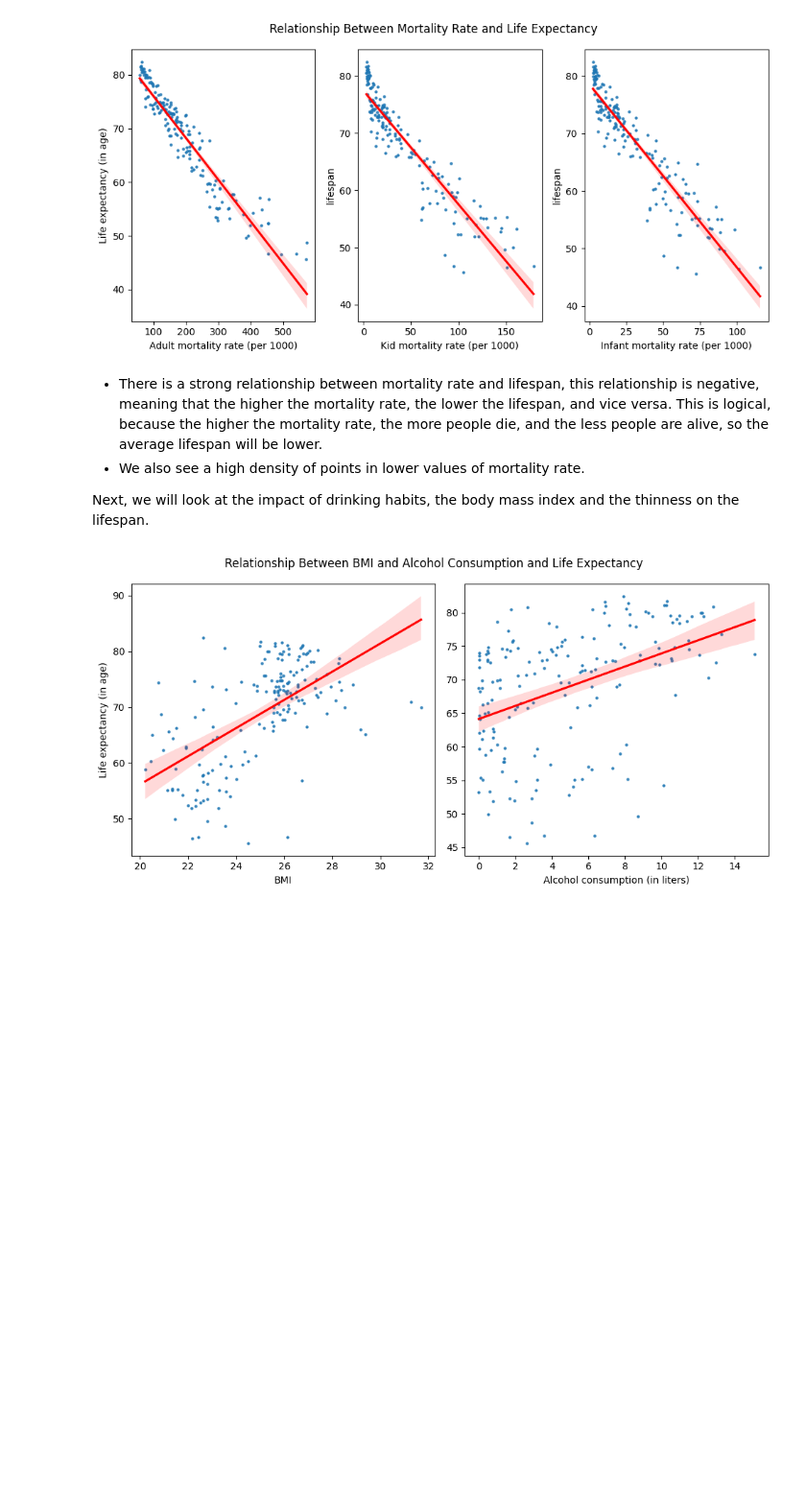
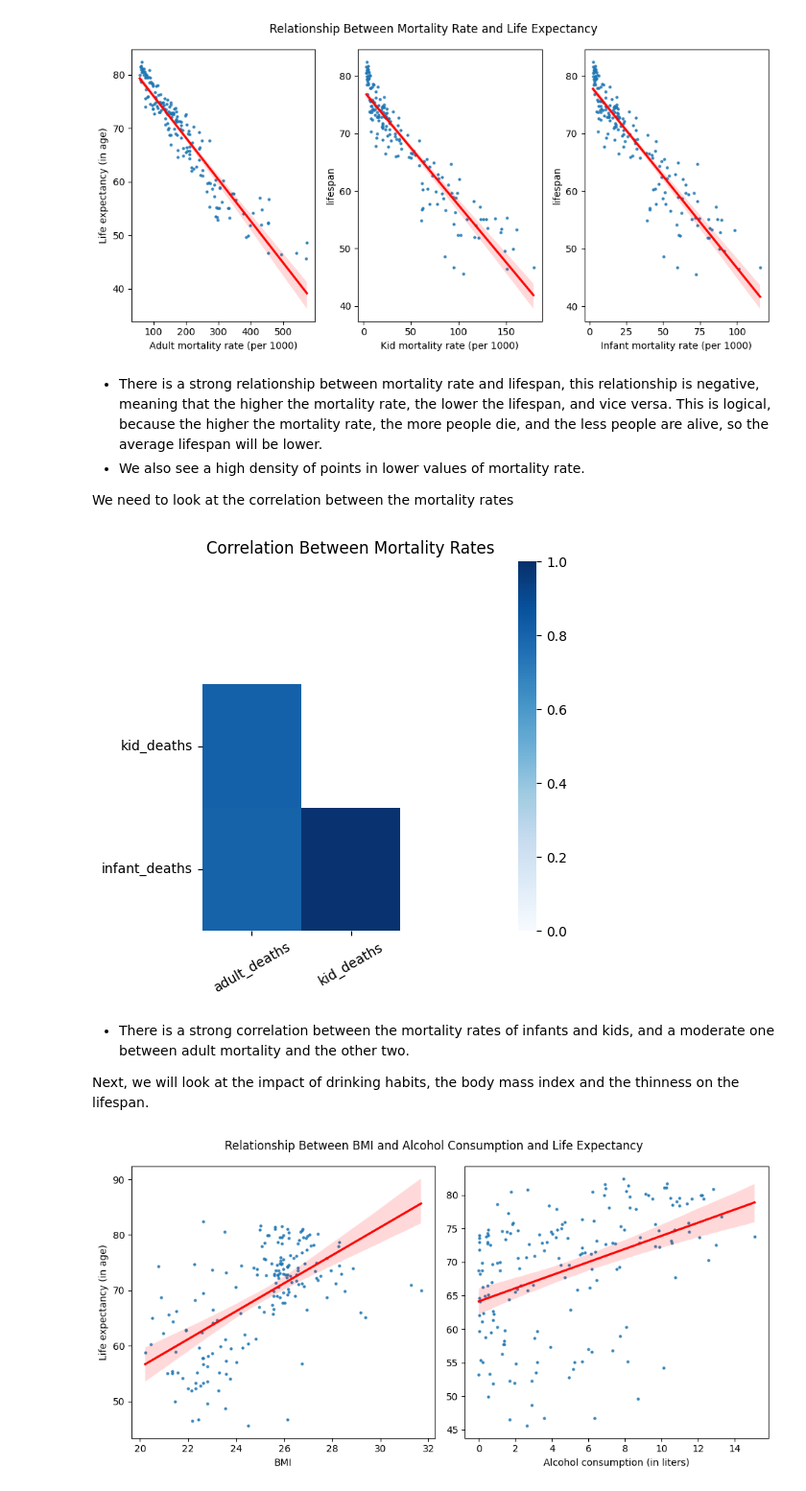
Before and after one commit to gurennnn/life-expectancy-estimation, a Jupyter notebook: notebooks/1_analysis.ipynb, the cells around one changed output. Shown: that part at 96% size. Cells and saved outputs as stored; diff of their text form; code cells hidden in the pictures; blank space fills up the shorter version.

```diff
--- a/notebooks/1_analysis.ipynb
+++ b/notebooks/1_analysis.ipynb
@@ -286,7 +286,22 @@ plt.show()
 - There is a strong relationship between mortality rate and lifespan, this relationship is negative, meaning that the higher the mortality rate, the lower the lifespan, and vice versa. This is logical, because the higher the mortality rate, the more people die, and the less people are alive, so the average lifespan will be lower.
 - We also see a high density of points in lower values of mortality rate.
 
-Next, we will look at the impact of drinking habits, the body mass index and the thinness on the lifespan.
+We need to look at the correlation between the mortality rates
+# %%
+# create a heatmap for mortality rates
+sns.heatmap(temp_df[['adult_deaths', 'kid_deaths', 'infant_deaths']].corr(), cmap='Blues', vmin=0, vmax=1, mask=np.triu(temp_df[['adult_deaths', 'kid_deaths', 'infant_deaths']].corr()))
+
+# adjust the plot
+plt.xticks([i+0.5 for i in range(2)], ['adult_deaths', 'kid_deaths'], rotation=30)
+plt.yticks([i+1.5 for i in range(2)], ['kid_deaths', 'infant_deaths'], rotation=0)
+plt.title('Correlation Between Mortality Rates')
+plt.show()
+# %% [output]
+[figure, added]
+# %% [markdown]
+- There is a strong correlation between the mortality rates of infants and kids, and a moderate one between adult mortality and the other two.
+
+Next, we will look at the impact of drinking habits, the body mass index and the thinness on the lifespan.
 # %%
 # create figure
 fig, ax = plt.subplots(1, 2, figsize=(10, 5))
```
Also changed, not shown: parts of 2 cells of this notebook.
